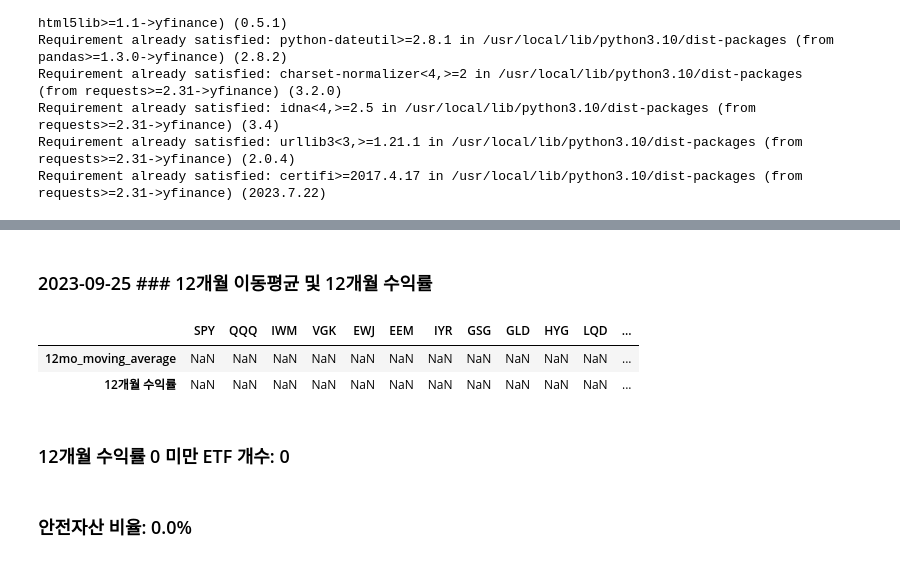
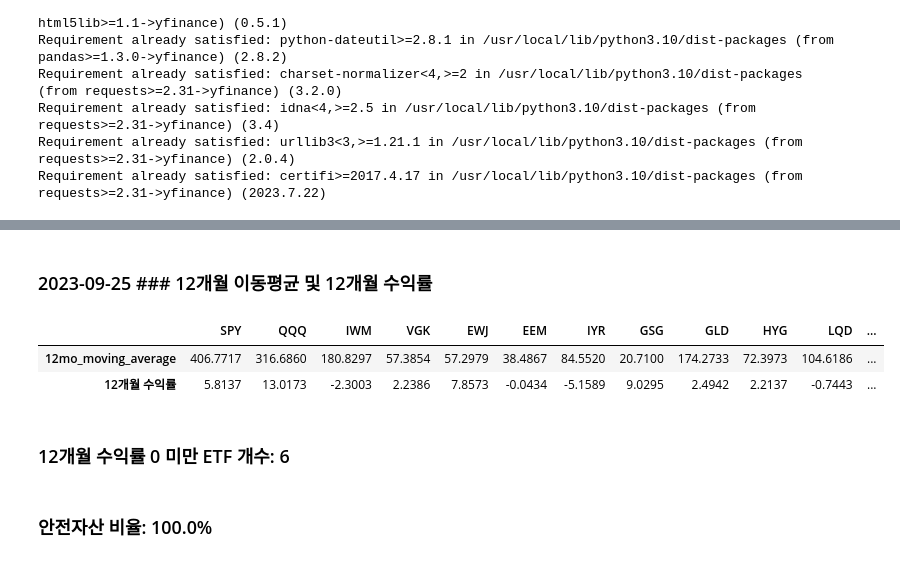
Before and after one commit to jongkwangyun/quant, a Jupyter notebook: 동적자산배분_PAA.ipynb, the cells around one changed output, grey strips where cells are left out. Cells and saved outputs as stored; diff of their text form; code cells hidden in the pictures.

Commit message:
fix: 12mo_moving_average NaN 발생해서 수식 수정

```diff
--- a/동적자산배분_PAA.ipynb
+++ b/동적자산배분_PAA.ipynb
@@ -87,13 +80,16 @@ month_03_ago_workday = pd.Timestamp(us_calendar.previous_open(today - timedelta(
 month_06_ago_workday = pd.Timestamp(us_calendar.previous_open(today - timedelta(days=182)).date())
 month_12_ago_workday = pd.Timestamp(us_calendar.previous_open(today - timedelta(days=365)).date())
 
+# 데이터 가져올 기간을 지정합니다. (오늘로부터 12개월 전)
+start_date = today - timedelta(days=375)
+
 # 전략에 사용할 ETF 명 리스트에 담기
 PAA = ['SPY', 'QQQ', 'IWM', 'VGK', 'EWJ', 'EEM', 'IYR', 'GSG', 'GLD', 'HYG', 'LQD', 'TLT', 'IEF']
 
 # ETF 가격 추출
 # df_PAA = get_price_data(PAA, month_12_ago_workday, today).sort_index(ascending=False)
 # [PAA] : PAA 순서대로 만들기
-df_PAA = yf.download(PAA, start=month_12_ago_workday, end=today)['Adj Close'].sort_index(ascending=False)[PAA]
+df_PAA = yf.download(PAA, start=start_date, end=today)['Adj Close'].sort_index(ascending=False)[PAA]
 display(df_PAA)
 # %% [output]
 [*********************100%%**********************]  13 of 13 completed
@@ -114,6 +110,6 @@ display(df_PAA)
 # %%
 # 12개월 이동평균 생성 및 저장
-PAA_12mo_ma = df_PAA.rolling(window=252).mean().loc[month_12_ago_workday]  # 252 개의 영업일은 대략 12개월
+PAA_12mo_ma = df_PAA.rolling(window=252).mean().loc[df_PAA.index[251]]  # 252 개의 영업일은 대략 12개월
 df_PAA_12mo_ma = pd.DataFrame([PAA_12mo_ma], columns=PAA, index=['12mo_moving_average'])
 
 # 가격 비율 계산 및 DataFrame 생성
@@ -129,37 +125,37 @@ df_PAA_12mo_ma = pd.concat([df_PAA_12mo_ma, df_PAA_12mo_ror])
 # csv 경로 설정
 output_path =  '/content/drive/MyDrive/DynamicAssetAllocation/'
 
 # 오늘 날짜를 가져와서 파일명에 추가
 today_date = datetime.now().strftime('%y%m%d')
 filename = f'{today_date} PAA.xlsx'
 
 # 오늘 날짜 string에 저장
 str_today = today.strftime('### %Y-%m-%d ')
 
 str_PAA_12mo_ma = str_today + "### 12개월 이동평균 및 12개월 수익률"
 display(Markdown(str_PAA_12mo_ma))
 display(df_PAA_12mo_ma)
 
 # csv에 제목 및 DataFrame 추가
 with open(output_path + filename, 'w') as f:
   f.write(f'{str_PAA_12mo_ma}\n')
   df_PAA_12mo_ma.to_csv(f, index=True)
 
 # 0 이하 원소 개수 세기
 count_negative_etf = (df_PAA_12mo_ror < 0).sum().sum().item()
 str_count_negative_etf = "### 12개월 수익률 0 미만 ETF 개수: " + str(count_negative_etf)
 
 display(Markdown(str_count_negative_etf))
 
 # 안전자산 비율 계산
 display(Markdown('### 안전자산 비율: ' + str(round((count_negative_etf) * (100/6), 1)) + '%'))
 # %% [output]
 ### 2023-09-25 ### 12개월 이동평균 및 12개월 수익률
 |  | SPY | QQQ | IWM | VGK | EWJ | EEM | IYR | GSG | GLD | HYG | LQD | ... |
-| 12mo_moving_average | NaN | NaN | NaN | NaN | NaN | NaN | NaN | NaN | NaN | NaN | NaN | ... |
-| 12개월 수익률 | NaN | NaN | NaN | NaN | NaN | NaN | NaN | NaN | NaN | NaN | NaN | ... |
+| 12mo_moving_average | 406.7717 | 316.6860 | 180.8297 | 57.3854 | 57.2979 | 38.4867 | 84.5520 | 20.7100 | 174.2733 | 72.3973 | 104.6186 | ... |
+| 12개월 수익률 | 5.8137 | 13.0173 | -2.3003 | 2.2386 | 7.8573 | -0.0434 | -5.1589 | 9.0295 | 2.4942 | 2.2137 | -0.7443 | ... |
-### 12개월 수익률 0 미만 ETF 개수: 0
+### 12개월 수익률 0 미만 ETF 개수: 6
-### 안전자산 비율: 0.0%
+### 안전자산 비율: 100.0%
 # %%
 # 모멘텀스코어 계산할 오늘-1-3-6-12개월 날짜 저장
 ago_name = ['today', 'month_01_ago', 'month_03_ago', 'month_06_ago', 'month_12_ago']
```
Also changed, not shown: parts of 7 cells of this notebook.
